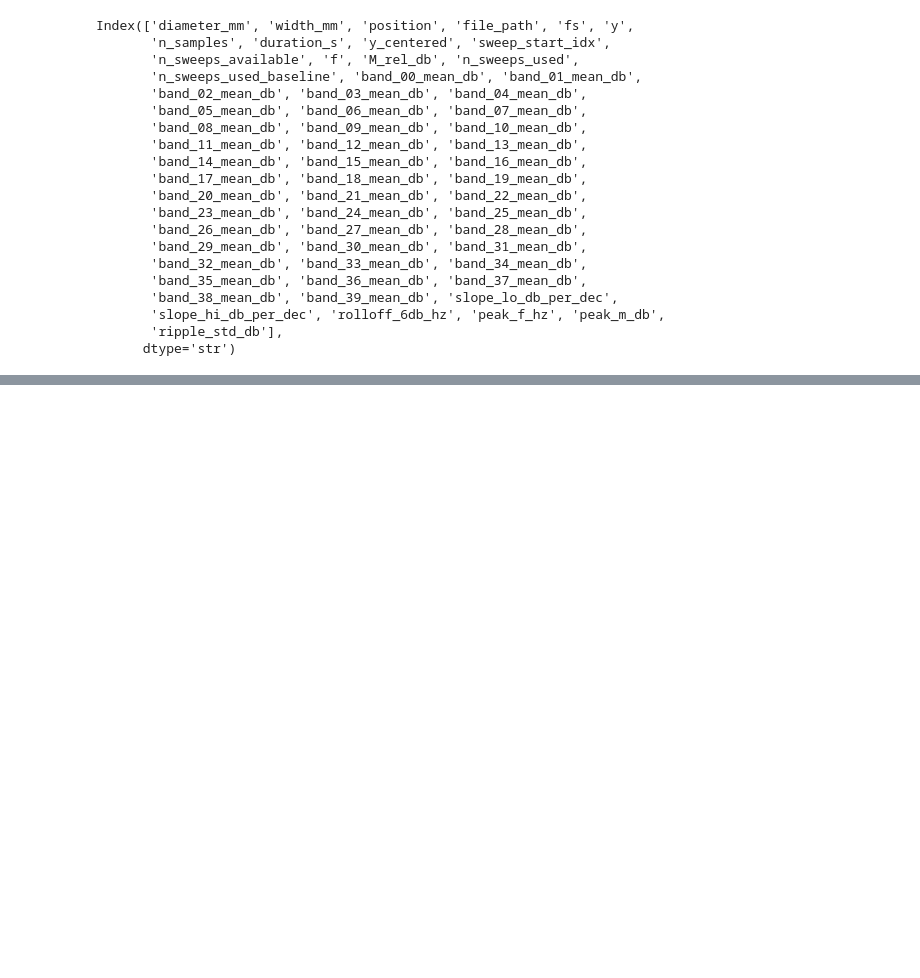
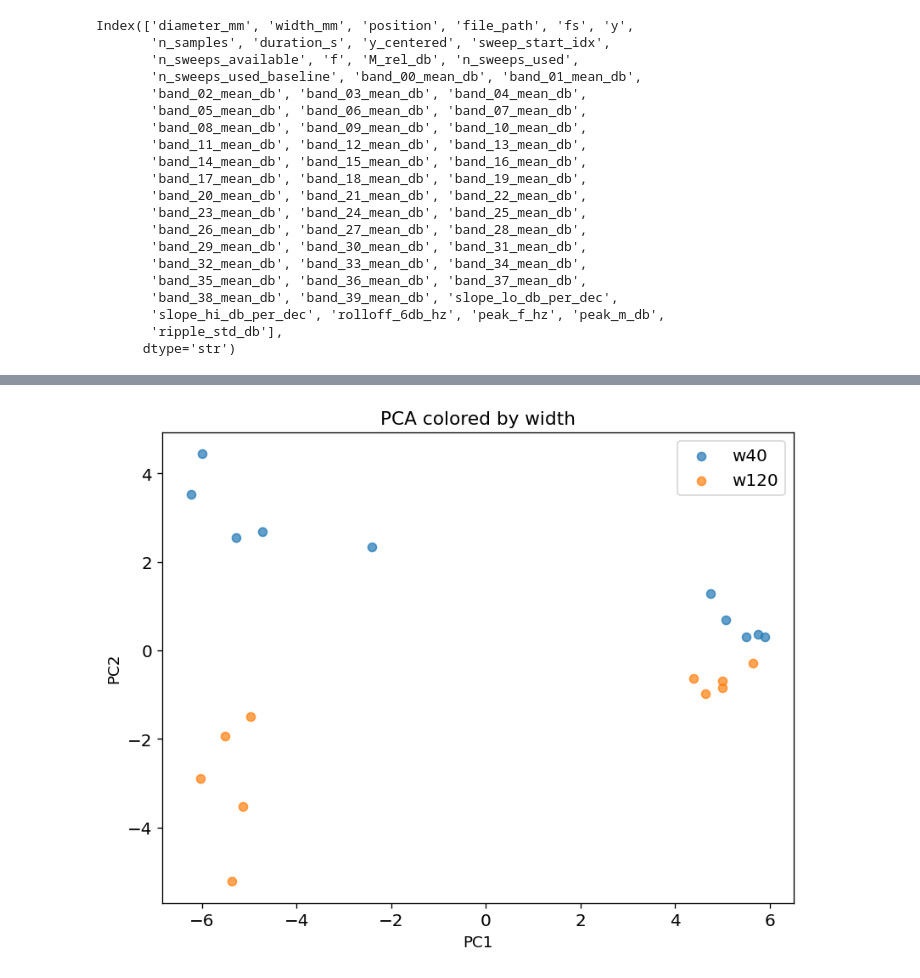
Before and after one commit to nogva/acousticBlockageSensor, a Jupyter notebook: first_test_analysis.ipynb, the cells around one changed output, grey strips where cells are left out. Cells and saved outputs as stored; diff of their text form; code cells hidden in the pictures; blank space fills up the shorter version.

```diff
--- a/first_test_analysis.ipynb
+++ b/first_test_analysis.ipynb
@@ -1061,0 +1178,13 @@ X = exp_df[feature_cols].copy()
+# %%
+plt.figure(figsize=(8,6))
+for w in sorted(meta["width_mm"].unique()):
+    mask = meta["width_mm"] == w
+    plt.scatter(X_pca[mask,0], X_pca[mask,1], label=f"w{w}", alpha=0.7)
+
+plt.legend()
+plt.xlabel("PC1")
+plt.ylabel("PC2")
+plt.title("PCA colored by width")
+plt.show()
+# %% [output]
+[figure, added]
```
Also changed, not shown: parts of 15 cells of this notebook.
